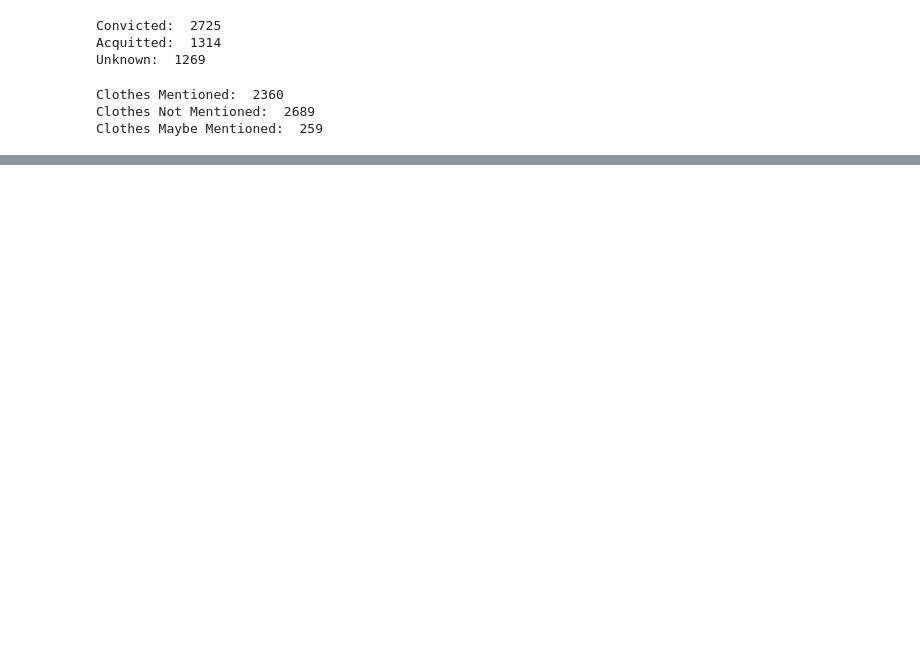
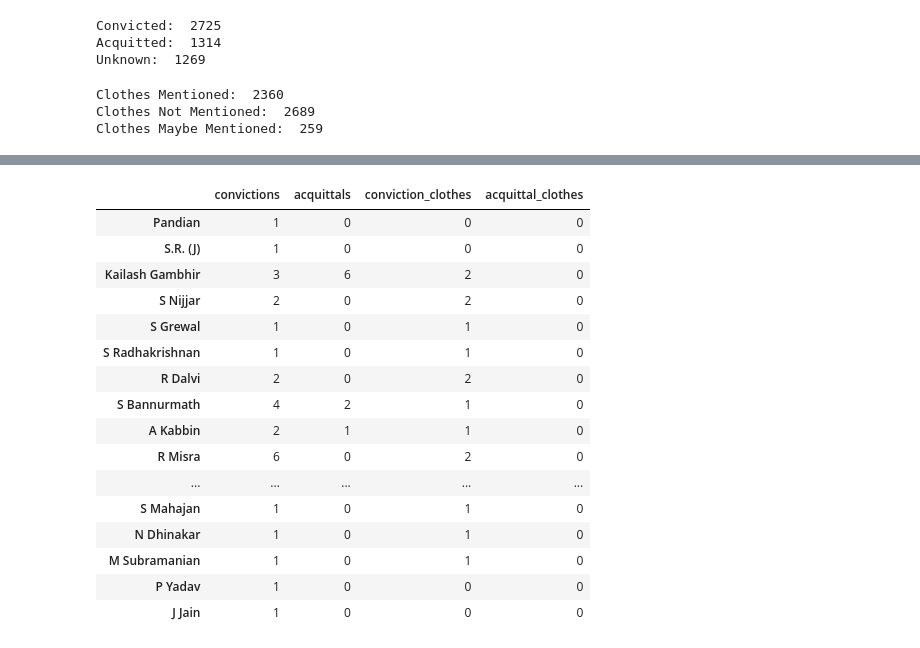
Before and after one commit to JuliusStein/kanoon_transcript_nlp, a Jupyter notebook: data_cleaning/cleaning.ipynb, the cells around one changed output, grey strips where cells are left out. Cells and saved outputs as stored; diff of their text form; code cells hidden in the pictures; blank space fills up the shorter version.

```diff
--- a/data_cleaning/cleaning.ipynb
+++ b/data_cleaning/cleaning.ipynb
@@ -117,0 +231,18 @@ Clothes Maybe Mentioned:  259
+# %%
+judgeFrame = toWrite.copy(deep=True)
+judgeList = []
+for index, row in judgeFrame.iterrows():
+    judgeString = row['judge']
+    if(judgeString.lower() == 'unknown'):
+        judgeList.append([])
+    else:
+        judgeParts = judgeString.split(":")
+        if(judgeParts[0] == "Bench" or judgeParts[0] == "Author"):
+            judges_str = judgeParts[1][1:]
+            judges = judges_str.split(", ")
+            judgeList.append(judges)
+        else:
+            judgeList.append([])
+
+judgeFrame['judgeList'] = judgeList
+judgeFrame.head()
@@ -117,0 +256,51 @@ Clothes Maybe Mentioned:  259
+# %%
+judgeDict = {}
+for index, row in judgeFrame.iterrows():
+    judgeList = row['judgeList']
+    if(row['resultCode'] == "U"):
+        continue
+    elif(len(judgeList)>0):
+        for judge in judgeList:
+            #print(judge)
+            if judge in judgeDict.keys():
+                judge_entry = judgeDict[judge]
+                if(row['resultCode']) == 'C':
+                    judge_entry['convictions'] += 1
+                    if(row['dressCode'] == 'Y'):
+                        judge_entry['conviction_clothes'] += 1
+                elif(row['resultCode'] == 'A'):
+                    judge_entry['acquittals'] += 1
+                    if(row['dressCode'] == 'Y'):
+                        judge_entry['acquittal_clothes'] += 1
+            else:
+                judge_entry = {'convictions': 0, 'acquittals': 0, 'conviction_clothes': 0, 'acquittal_clothes': 0}
+                if(row['resultCode']) == 'C':
+                    judge_entry['convictions'] += 1
+                    if(row['dressCode'] == 'Y'):
+                        judge_entry['conviction_clothes'] += 1
+                elif(row['resultCode'] == 'A'):
+                    judge_entry['acquittals'] += 1
+                    if(row['dressCode'] == 'Y'):
+                        judge_entry['acquittal_clothes'] += 1
+                judgeDict[judge] = judge_entry
+
+judgeResults = pd.DataFrame.from_dict(judgeDict, orient='index')
+judgeResults
+# %% [output]
+|  | convictions | acquittals | conviction_clothes | acquittal_clothes |
+| Pandian | 1 | 0 | 0 | 0 |
+| S.R. (J) | 1 | 0 | 0 | 0 |
+| Kailash Gambhir | 3 | 6 | 2 | 0 |
+| S Nijjar | 2 | 0 | 2 | 0 |
+| S Grewal | 1 | 0 | 1 | 0 |
+| S Radhakrishnan | 1 | 0 | 1 | 0 |
+| R Dalvi | 2 | 0 | 2 | 0 |
+| S Bannurmath | 4 | 2 | 1 | 0 |
+| A Kabbin | 2 | 1 | 1 | 0 |
+| R Misra | 6 | 0 | 2 | 0 |
+| ... | ... | ... | ... | ... |
+| S Mahajan | 1 | 0 | 1 | 0 |
+| N Dhinakar | 1 | 0 | 1 | 0 |
+| M Subramanian | 1 | 0 | 1 | 0 |
+| P Yadav | 1 | 0 | 0 | 0 |
+| J Jain | 1 | 0 | 0 | 0 |
```
Also changed, not shown: parts of 7 cells of this notebook, 15 other files.
